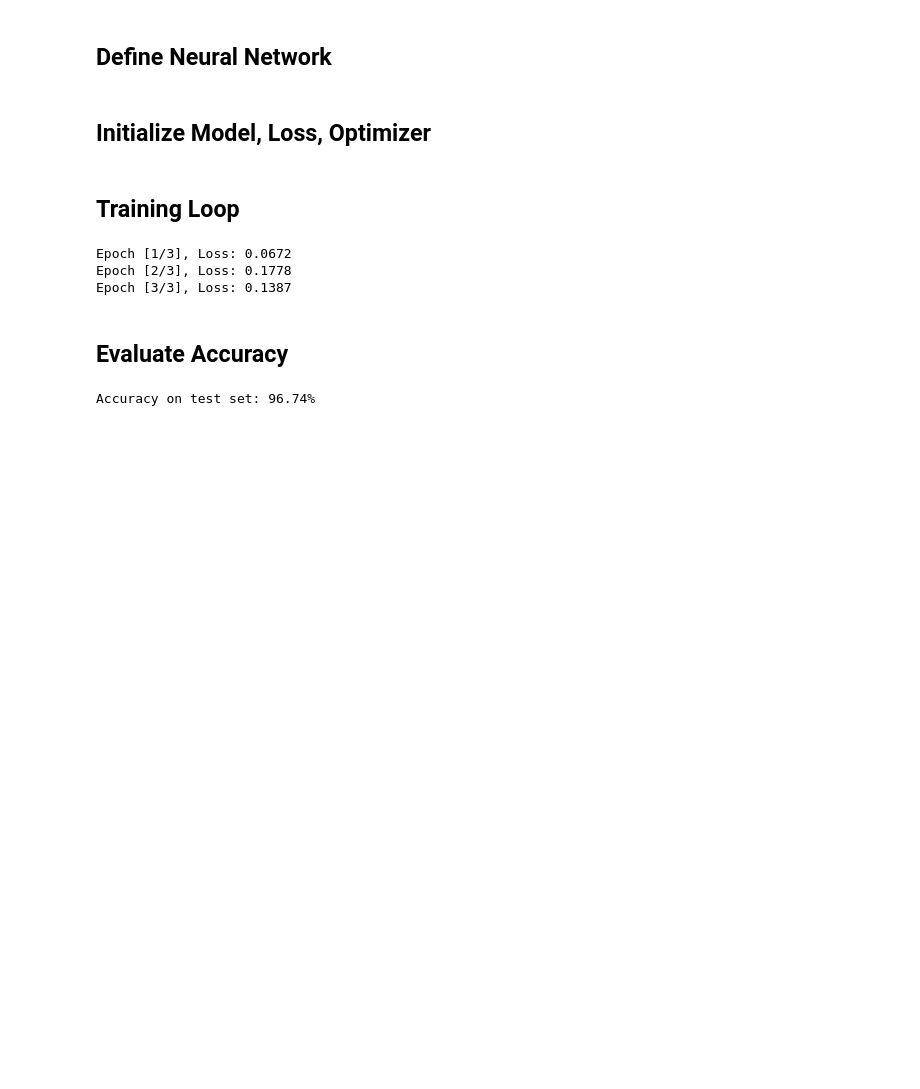
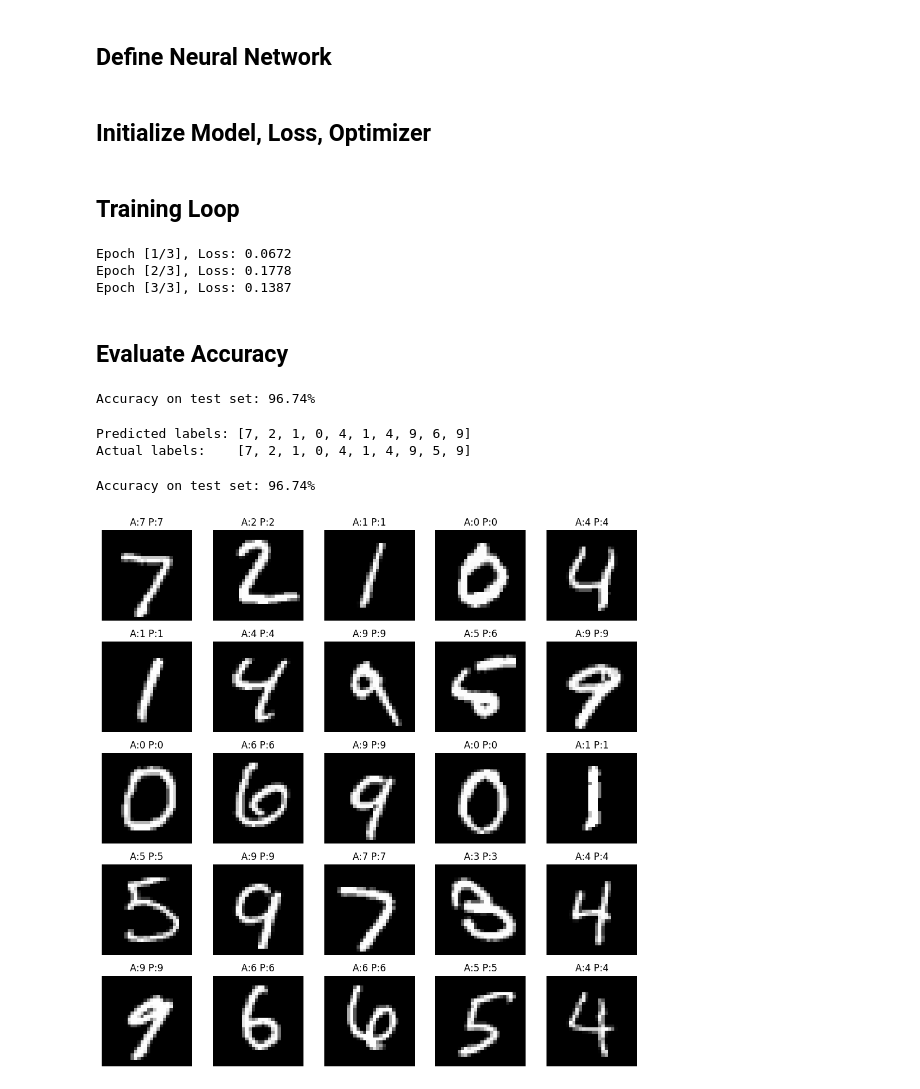
Before and after one commit to hibaalavi3/aws-ml-pipeline, a Jupyter notebook: notebooks/mnist_training.ipynb, the cells around one changed output. Saved outputs shown, nothing was run; the diff lists cells and outputs as text; code cells hidden in the pictures; blank space fills up the shorter version.

Commit message:
Update notebook with visualizations

```diff
--- a/notebooks/mnist_training.ipynb
+++ b/notebooks/mnist_training.ipynb
@@ -87,3 +87,66 @@ print(f"Accuracy on test set: {accuracy:.2f}%")
 Accuracy on test set: 96.74%
 # %%
 torch.save(model.state_dict(), "/Users/ahmedsalimkidwai/aws-ml-pipeline/models/simple_mnist.pth")
+# %%
+import torch
+
+# Make sure model is in evaluation mode
+model.eval()
+
+# Pick one batch from test loader
+images, labels = next(iter(test_loader))
+
+# Forward pass through the model
+outputs = model(images)
+
+# Get predicted classes
+_, predicted = torch.max(outputs.data, 1)
+
+# Print predicted labels and actual labels
+print("Predicted labels:", predicted[:10].tolist())
+print("Actual labels:   ", labels[:10].tolist())
+# %% [output]
+Predicted labels: [7, 2, 1, 0, 4, 1, 4, 9, 6, 9]
+Actual labels:    [7, 2, 1, 0, 4, 1, 4, 9, 5, 9]
+# %%
+correct = 0
+total = 0
+
+with torch.no_grad():  # no gradients needed for evaluation
+    for images, labels in test_loader:
+        outputs = model(images)
+        _, predicted = torch.max(outputs.data, 1)
+        total += labels.size(0)
+        correct += (predicted == labels).sum().item()
+
+accuracy = 100 * correct / total
+print(f"Accuracy on test set: {accuracy:.2f}%")
+# %% [output]
+Accuracy on test set: 96.74%
+# %%
+import matplotlib.pyplot as plt
+import numpy as np
+
+# Grab a batch from the test loader
+images, labels = next(iter(test_loader))
+
+# Make predictions
+model.eval()
+with torch.no_grad():
+    outputs = model(images)
+    _, predicted = torch.max(outputs.data, 1)
+
+# Plot 25 images in a 5x5 grid
+fig, axes = plt.subplots(5, 5, figsize=(10, 10))
+axes = axes.flatten()
+
+for i in range(25):
+    img = images[i].numpy().squeeze()
+    axes[i].imshow(img, cmap='gray')
+    axes[i].set_title(f"A:{labels[i].item()} P:{predicted[i].item()}")
+    axes[i].axis('off')
+
+plt.tight_layout()
+plt.show()
+# %% [output]
+[figure, added]
```
Also changed, not shown: parts of 2 cells of this notebook.
